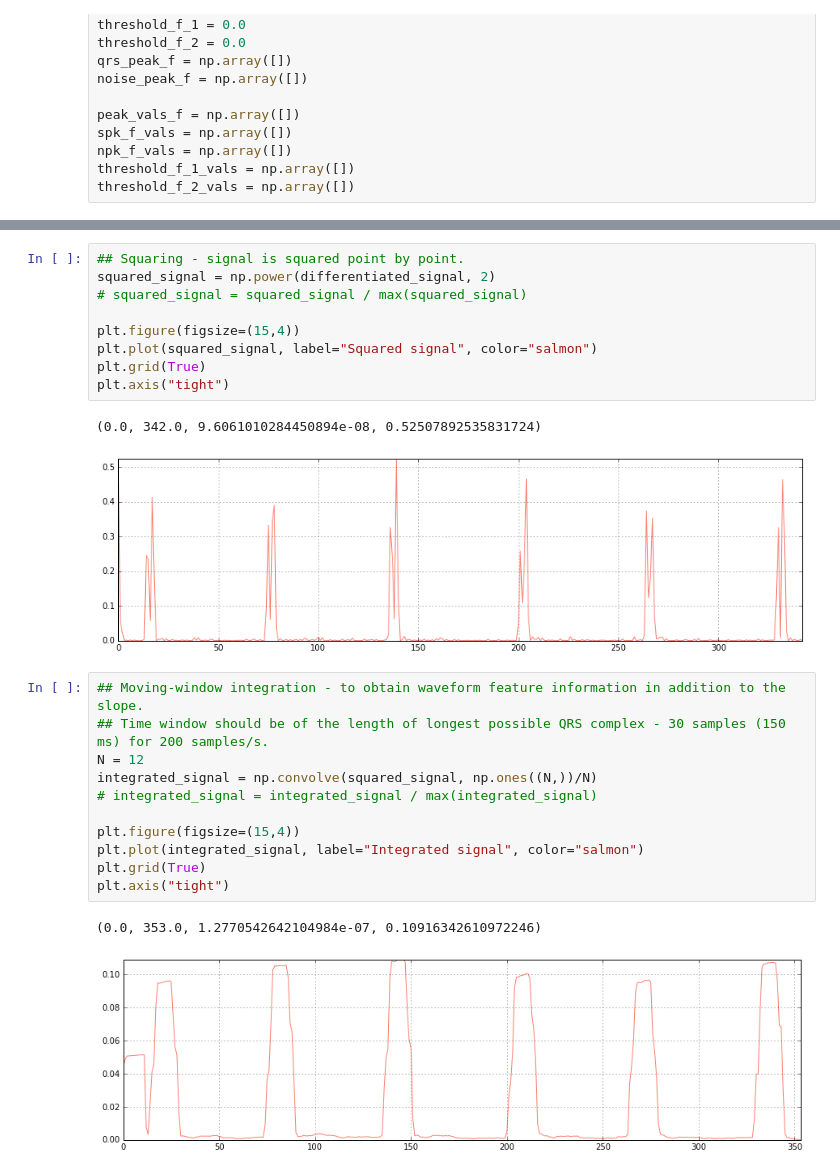
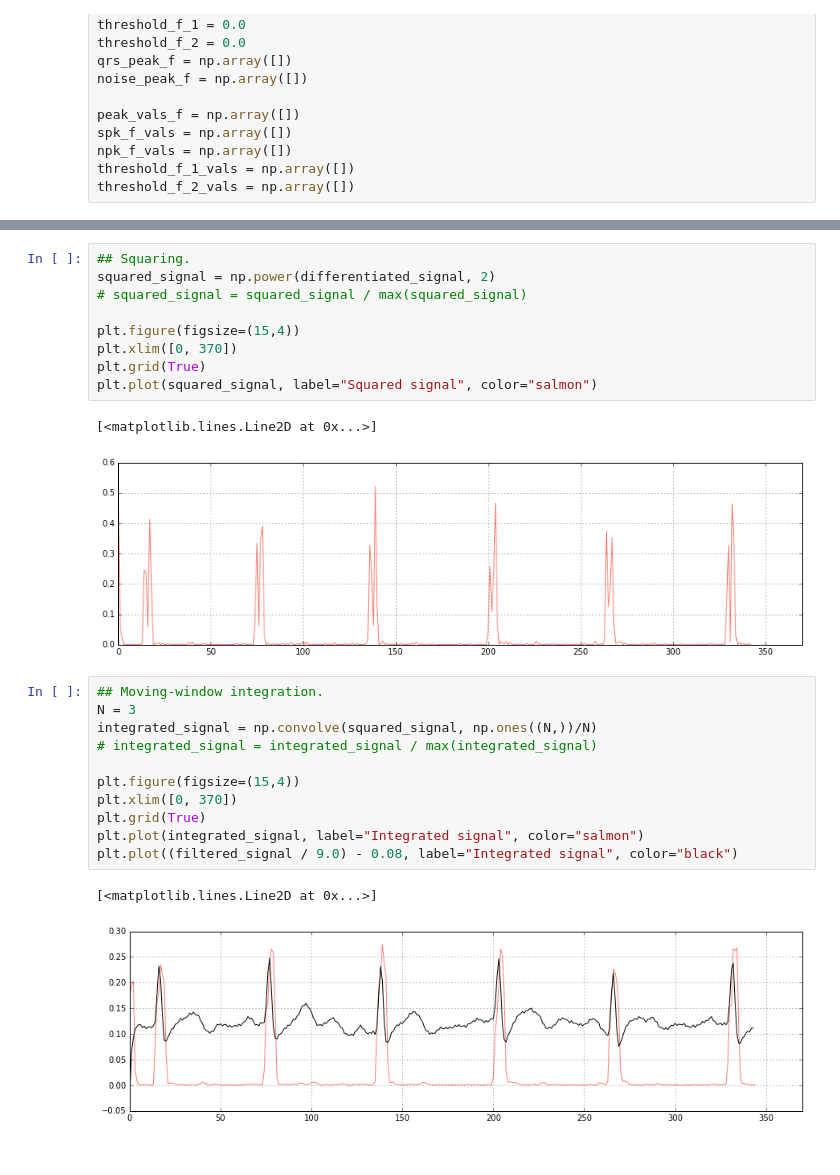
Before and after one commit to c-labpl/qrs_detector, a Jupyter notebook: QRSDetectorOffline.ipynb, the cells around one changed output, grey strips where cells are left out. Drawn from its saved outputs; the diff is of its cells as text.

Commit message:
Tuned derivative. Tuned integration. Tuned peak finding. Almost realtime R detection.

```diff
--- a/QRSDetectorOffline.ipynb
+++ b/QRSDetectorOffline.ipynb
@@ -115,27 +116,27 @@ plt.axis("tight")
 # %%
-## Squaring - signal is squared point by point.
+## Squaring.
 squared_signal = np.power(differentiated_signal, 2)
 # squared_signal = squared_signal / max(squared_signal)
 
 plt.figure(figsize=(15,4))
+plt.xlim([0, 370])
+plt.grid(True)
 plt.plot(squared_signal, label="Squared signal", color="salmon")
-plt.grid(True)
-plt.axis("tight")
 # %% [output]
-(0.0, 342.0, 9.6061010284450894e-08, 0.52507892535831724)
+[<matplotlib.lines.Line2D at 0x...>]
-[figure, old version]
+[figure, new version]
 # %%
-## Moving-window integration - to obtain waveform feature information in addition to the slope.
-## Time window should be of the length of longest possible QRS complex - 30 samples (150 ms) for 200 samples/s.
-N = 12
+## Moving-window integration.
+N = 3
 integrated_signal = np.convolve(squared_signal, np.ones((N,))/N)
 # integrated_signal = integrated_signal / max(integrated_signal)
 
 plt.figure(figsize=(15,4))
+plt.xlim([0, 370])
+plt.grid(True)
 plt.plot(integrated_signal, label="Integrated signal", color="salmon")
-plt.grid(True)
-plt.axis("tight")
+plt.plot((filtered_signal / 9.0) - 0.08, label="Integrated signal", color="black")
 # %% [output]
-(0.0, 353.0, 1.2770542642104984e-07, 0.10916342610972246)
+[<matplotlib.lines.Line2D at 0x...>]
-[figure, old version]
+[figure, new version]
 # %%
```
Also changed, not shown: parts of 8 cells of this notebook, 1 other file.
